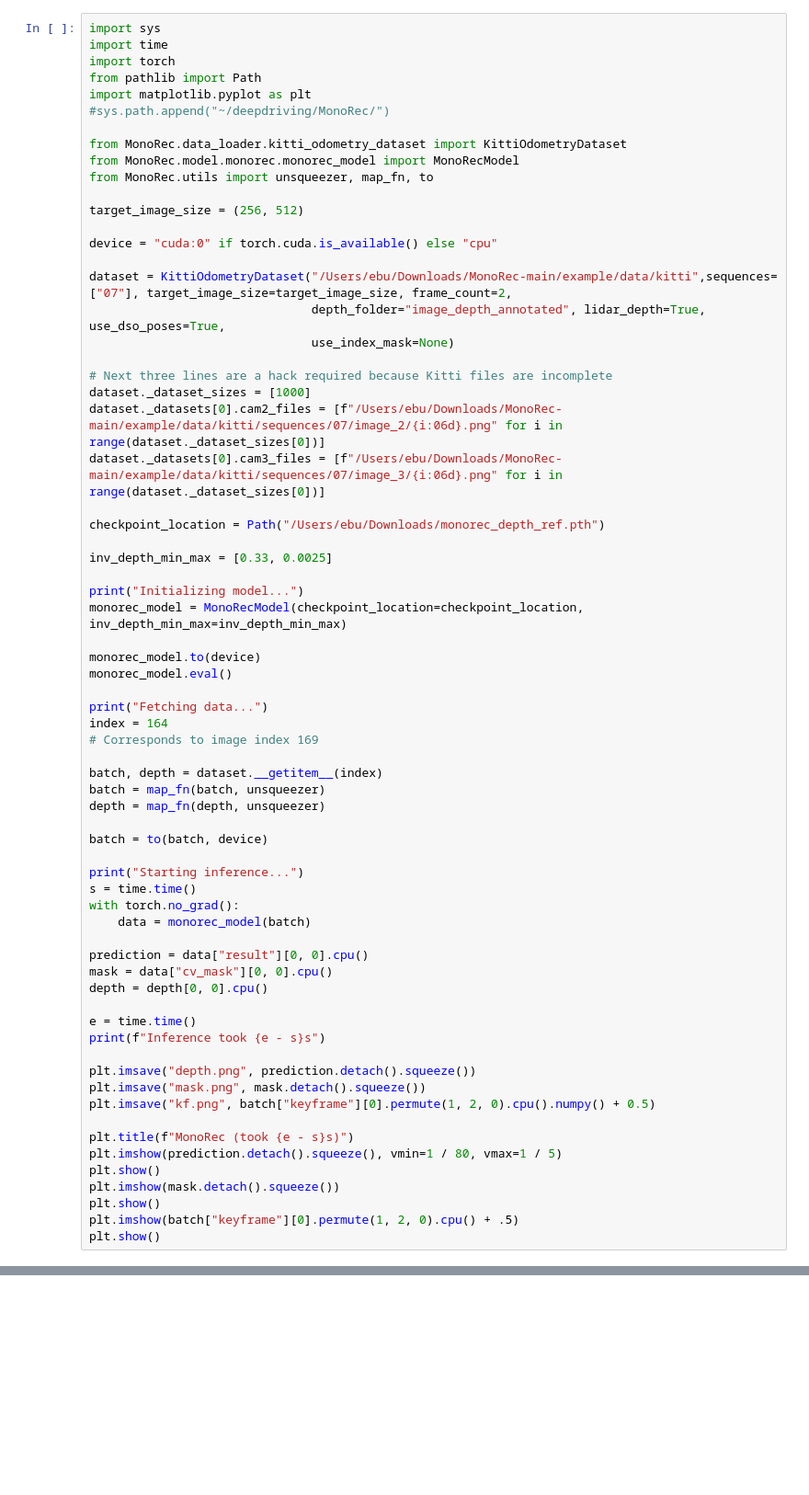
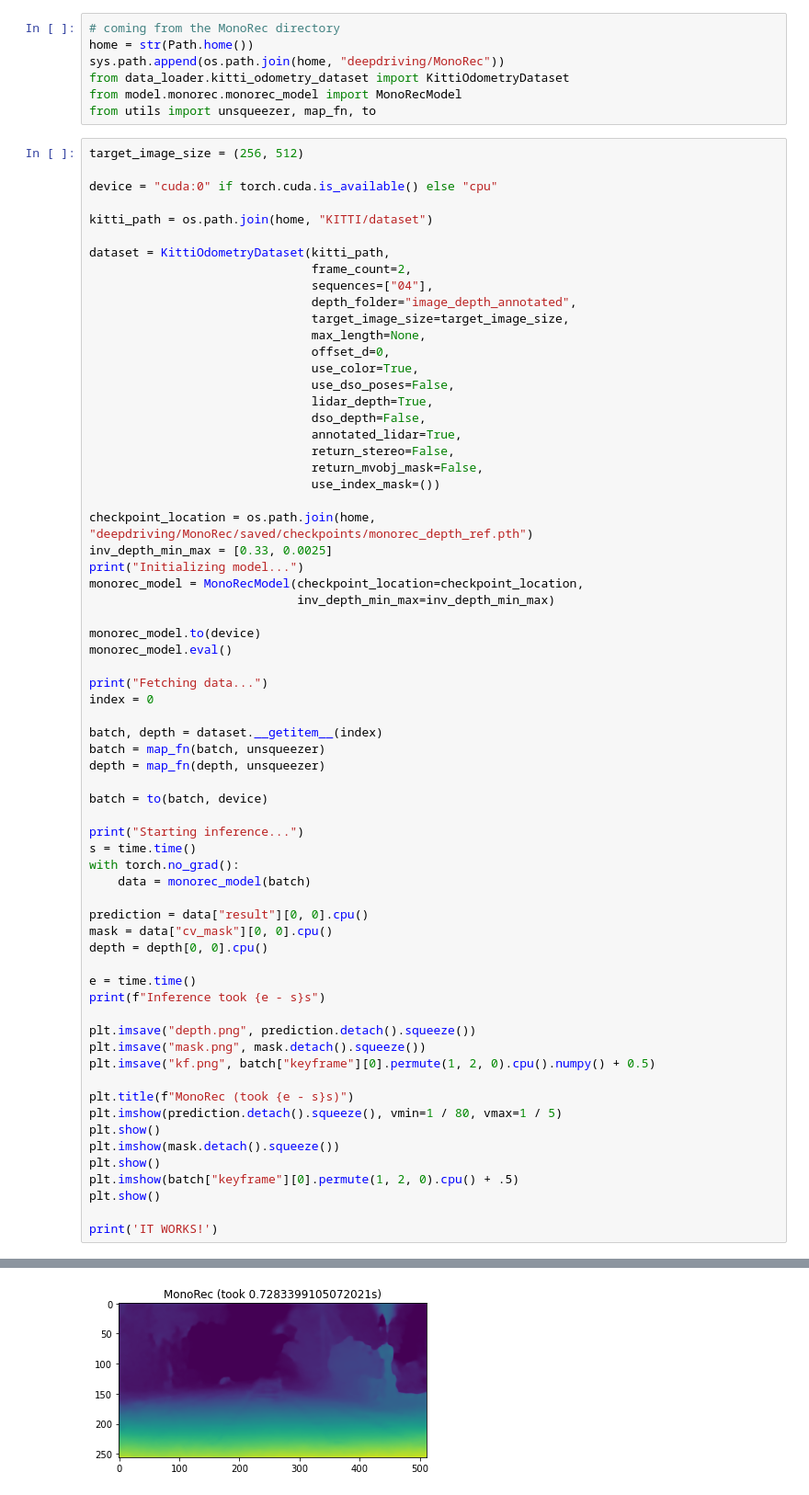
Before and after one commit to dframirez-usmc/deepdriving, a Jupyter notebook: Monorec.ipynb, the cells around one changed output, grey strips where cells are left out. Shown at 92% size. Drawn from its saved outputs; the diff is of its cells as text; blank space fills up the shorter version.

Commit message:
MonoRec working, VideoMonoRec is progress

```diff
--- a/Monorec.ipynb
+++ b/Monorec.ipynb
@@ -1,41 +15,44 @@
+# %%
+# coming from the MonoRec directory
+home = str(Path.home())
+sys.path.append(os.path.join(home, "deepdriving/MonoRec"))
+from data_loader.kitti_odometry_dataset import KittiOdometryDataset
+from model.monorec.monorec_model import MonoRecModel
+from utils import unsqueezer, map_fn, to
 # %%
-import sys
-import time
-import torch
-from pathlib import Path
-import matplotlib.pyplot as plt
-#sys.path.append("~/deepdriving/MonoRec/")
-
-from MonoRec.data_loader.kitti_odometry_dataset import KittiOdometryDataset
-from MonoRec.model.monorec.monorec_model import MonoRecModel
-from MonoRec.utils import unsqueezer, map_fn, to
-
 target_image_size = (256, 512)
 
 device = "cuda:0" if torch.cuda.is_available() else "cpu"
 
-dataset = KittiOdometryDataset("/Users/ebu/Downloads/MonoRec-main/example/data/kitti",sequences=["07"], target_image_size=target_image_size, frame_count=2,
-                               depth_folder="image_depth_annotated", lidar_depth=True, use_dso_poses=True,
-                               use_index_mask=None)
+kitti_path = os.path.join(home, "KITTI/dataset")
 
-# Next three lines are a hack required because Kitti files are incomplete
-dataset._dataset_sizes = [1000]
-dataset._datasets[0].cam2_files = [f"/Users/ebu/Downloads/MonoRec-main/example/data/kitti/sequences/07/image_2/{i:06d}.png" for i in range(dataset._dataset_sizes[0])]
-dataset._datasets[0].cam3_files = [f"/Users/ebu/Downloads/MonoRec-main/example/data/kitti/sequences/07/image_3/{i:06d}.png" for i in range(dataset._dataset_sizes[0])]
+dataset = KittiOdometryDataset(kitti_path,
+                               frame_count=2,
+                               sequences=["04"],
+                               depth_folder="image_depth_annotated",
+                               target_image_size=target_image_size,
+                               max_length=None,
+                               offset_d=0,
+                               use_color=True,
+                               use_dso_poses=False,
+                               lidar_depth=True,
+                               dso_depth=False,
+                               annotated_lidar=True,
+                               return_stereo=False,
+                               return_mvobj_mask=False,
+                               use_index_mask=())
 
-checkpoint_location = Path("/Users/ebu/Downloads/monorec_depth_ref.pth")
-
+checkpoint_location = os.path.join(home, "deepdriving/MonoRec/saved/checkpoints/monorec_depth_ref.pth")
 inv_depth_min_max = [0.33, 0.0025]
-
 print("Initializing model...")
-monorec_model = MonoRecModel(checkpoint_location=checkpoint_location, inv_depth_min_max=inv_depth_min_max)
+monorec_model = MonoRecModel(checkpoint_location=checkpoint_location,
+                             inv_depth_min_max=inv_depth_min_max)
 
 monorec_model.to(device)
 monorec_model.eval()
 
 print("Fetching data...")
-index = 164
-# Corresponds to image index 169
+index = 0
 
 batch, depth = dataset.__getitem__(index)
 batch = map_fn(batch, unsqueezer)
@@ -66,4 +83,6 @@ plt.imshow(mask.detach().squeeze())
 plt.show()
 plt.imshow(batch["keyframe"][0].permute(1, 2, 0).cpu() + .5)
 plt.show()
+
+print('IT WORKS!')
 # %% [output]
@@ -70,0 +93 @@ ImportError: cannot import name 'map_fn'
+[figure, added]
```
Also changed, not shown: parts of 2 cells of this notebook, 2 other files.
